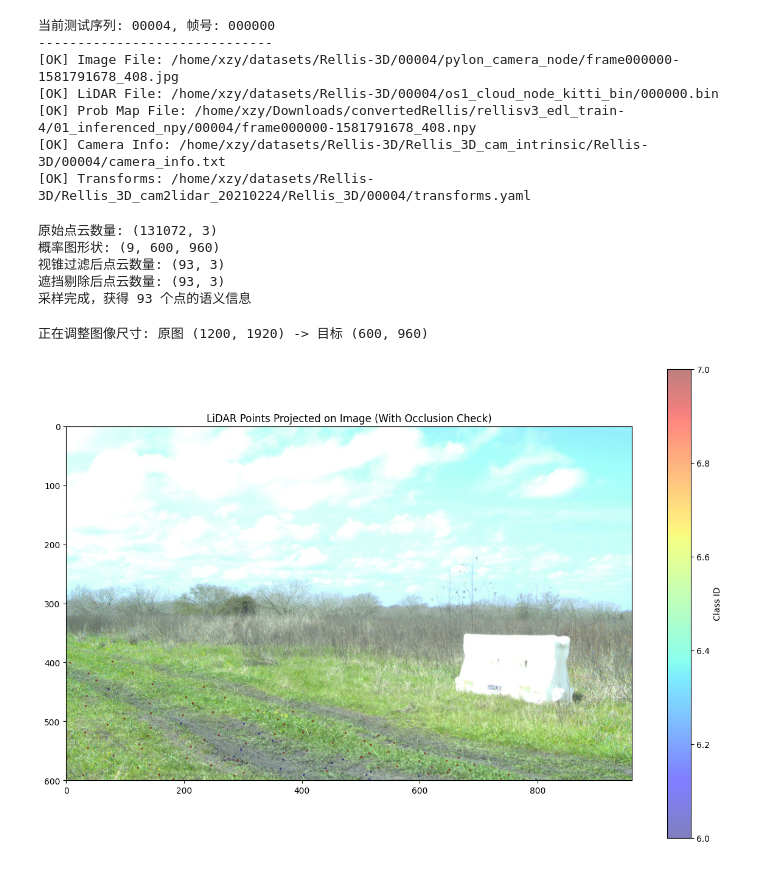
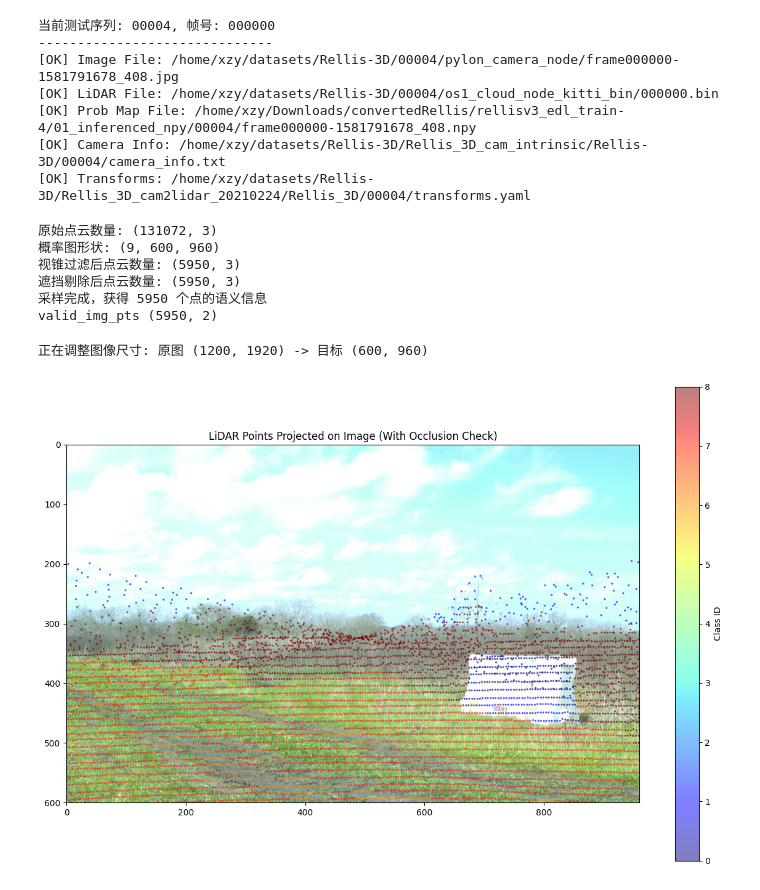
Before and after one commit to xzy2022/EvSemMap, a Jupyter notebook: notebbooks/01_Frame_Fusion_and_Sampling.ipynb, the cells around one changed output. Saved outputs shown, nothing was run; the diff lists cells and outputs as text; code cells hidden in the pictures.

```diff
--- a/notebbooks/01_Frame_Fusion_and_Sampling.ipynb
+++ b/notebbooks/01_Frame_Fusion_and_Sampling.ipynb
@@ -116,6 +116,10 @@ print(f"[{'OK' if os.path.exists(transforms_file) else 'ERROR'}] Transforms: {tr
 def project_and_filter(lidar_points, P, RT_os1_to_cam, dist_coeff, img_size):
     """
     投影点云并进行简单的视锥过滤
+    final_img_points 像素位置 (u, v)
+    final_cam_points 相机系坐标 (x, y, z)
+    final_raw_points 雷达系坐标 (x, y, z)
+
     """
     h, w = img_size
 
@@ -188,8 +192,11 @@ def handle_occlusion(img_points, cam_points, raw_points, img_size):
 
     return np.arange(len(img_points))
 # %%
+H_ORIG, W_ORIG = 1200, 1920  # 原始分辨率
+SCALE_FACTOR = 0.5           # 降采样倍率
+H_LOW, W_LOW = int(H_ORIG * SCALE_FACTOR), int(W_ORIG * SCALE_FACTOR) # 600, 960
+
 # 1. 加载数据
-
 P = get_cam_mtx(camera_info_file)
 RT_os1_to_cam = get_mtx_from_yaml(transforms_file)
 
@@ -204,7 +211,7 @@ print(f"概率图形状: {prob_map.shape}")
 C, H, W = prob_map.shape
 
 # 2. 投影
-img_pts, cam_pts, raw_pts = project_and_filter(os1_points, P, RT_os1_to_cam, dist_coeff, (H, W))
+img_pts, cam_pts, raw_pts = project_and_filter(os1_points, P, RT_os1_to_cam, dist_coeff, (H*2, W*2))
 print(f"视锥过滤后点云数量: {raw_pts.shape}")
 
 # 3. 遮挡剔除 (关键步骤)
@@ -213,14 +220,22 @@ valid_img_pts = img_pts[keep_indices]
 valid_raw_pts = raw_pts[keep_indices]
 print(f"遮挡剔除后点云数量: {valid_raw_pts.shape}")
 
-# 4. 采样概率
-# 最近邻采样
-u_valid = np.round(valid_img_pts[:, 0]).astype(int)
-v_valid = np.round(valid_img_pts[:, 1]).astype(int)
+# 4. 降采样
+u_low = (valid_img_pts[:, 0] * 0.5).astype(int)
+v_low = (valid_img_pts[:, 1] * 0.5).astype(int)
 
-# 强制限制索引在图像边界内 [0, W-1] 和 [0, H-1]
-u_valid = np.clip(u_valid, 0, W - 1)
-v_valid = np.clip(v_valid, 0, H - 1)
+# 5. 边界安全检查 (防止 float 运算导致 960 变成 960.5 -> int 960 -> 越界)
+u_valid = np.clip(u_low, 0, W_LOW - 1)
+v_valid = np.clip(v_low, 0, H_LOW - 1)
+
+# # 4. 采样概率
+# # 最近邻采样
+# u_valid = np.round(valid_img_pts[:, 0]).astype(int)
+# v_valid = np.round(valid_img_pts[:, 1]).astype(int)
+
+# # 强制限制索引在图像边界内 [0, W-1] 和 [0, H-1]
+# u_valid = np.clip(u_valid, 0, W - 1)
+# v_valid = np.clip(v_valid, 0, H - 1)
 
 # 从概率图中取出对应像素的概率向量
 # prob_map: (C, H, W) -> points_probs: (N, C)
@@ -230,37 +245,39 @@ points_probs = prob_map[:, v_valid, u_valid].T
 points_labels = np.argmax(points_probs, axis=1)
 
 print(f"采样完成，获得 {points_probs.shape[0]} 个点的语义信息")
+print("valid_img_pts", valid_img_pts.shape)
 # %% [output]
 原始点云数量: (131072, 3)
 概率图形状: (9, 600, 960)
-视锥过滤后点云数量: (93, 3)
-遮挡剔除后点云数量: (93, 3)
-采样完成，获得 93 个点的语义信息
+视锥过滤后点云数量: (5950, 3)
+遮挡剔除后点云数量: (5950, 3)
+采样完成，获得 5950 个点的语义信息
+valid_img_pts (5950, 2)
 # %%
 # 加载原始图像
 if img_file and os.path.exists(img_file):
     image = cv2.imread(img_file)
     image = cv2.cvtColor(image, cv2.COLOR_BGR2RGB)
     if image.shape[0] != H or image.shape[1] != W:
         print(f"正在调整图像尺寸: 原图 {image.shape[:2]} -> 目标 {(H, W)}")
         # cv2.resize 接受 (width, height)
         image = cv2.resize(image, (W, H), interpolation=cv2.INTER_LINEAR)
 
     plt.figure(figsize=(15, 10)) # 调整画布大小
     plt.imshow(image)
 
 
     # 绘制点云
     # 使用 points_labels 作为颜色映射
     # Rellis-3D 通常有 20 个类别，我们用 jet colormap
-    sc = plt.scatter(valid_img_pts[:, 0], valid_img_pts[:, 1], c=points_labels, s=2, cmap='jet', alpha=0.5)
+    sc = plt.scatter(u_valid, v_valid, c=points_labels, s=2, cmap='jet', alpha=0.5)
     plt.colorbar(sc, label='Class ID')
     plt.title("LiDAR Points Projected on Image (With Occlusion Check)")
     plt.xlim(0, W)
     plt.ylim(H, 0) # 图像坐标系 Y 轴向下
     plt.show()
 else:
     print("未找到图像文件，无法进行叠加可视化。")
 # %% [output]
 正在调整图像尺寸: 原图 (1200, 1920) -> 目标 (600, 960)
-[figure, old version]
+[figure, new version]
```
